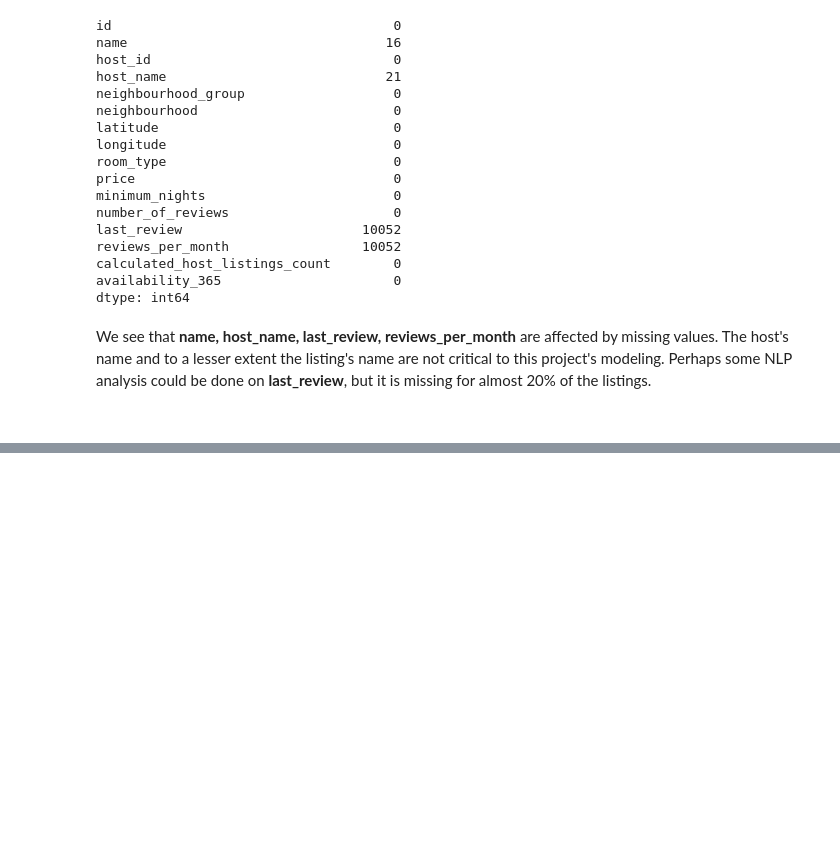
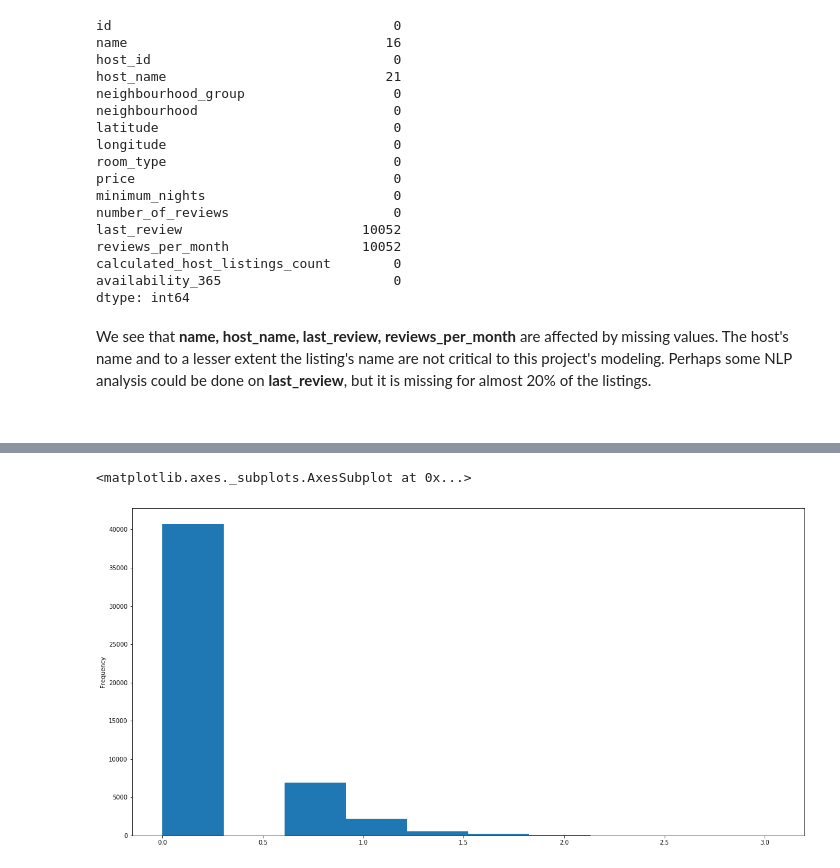
Before and after one commit to bruceplai/ml-capstone, a Jupyter notebook: airbnb.ipynb, the cells around one changed output, grey strips where cells are left out. Cells and saved outputs as stored; diff of their text form; code cells hidden in the pictures; blank space fills up the shorter version.

```diff
--- a/airbnb.ipynb
+++ b/airbnb.ipynb
@@ -116,0 +345,21 @@ dtype: int64
+# %%
+lat_diff = 0.002
+long_diff = 0.002
+def avg_of_neighbors(row, col_name, col_index):
+    item = row[col_index]
+    room_type = row[5]
+    lat = row[3]
+    long = row[4]
+    if room_type == 'Entire home/apt' and (item == 0 or math.isnan(item)):
+        item = listings_clean[col_name].loc[(listings_clean.latitude > lat - lat_diff) \
+            & (listings_clean.latitude < lat + lat_diff) \
+            & (listings_clean.longitude > long - long_diff) \
+            & (listings_clean.longitude < long + long_diff)].groupby(by=listings_clean.neighbourhood).mean().round()[0]
+        if item == 0:
+            item = 1
+        row[col_index] = item
+    return row
+
+listings_clean = listings_clean.apply(avg_of_neighbors, col_name='bathrooms', col_index=7, axis=1)
+listings_clean = listings_clean.apply(avg_of_neighbors, col_name='bedrooms', col_index=8, axis=1)
+listings_clean = listings_clean.apply(avg_of_neighbors, col_name='beds', col_index=9, axis=1)
@@ -116,0 +369,10 @@ dtype: int64
+# %%
+# https://kanoki.org/2019/07/17/pandas-how-to-replace-values-based-on-conditions/
+
+pd.isna(listings_clean.bedrooms).sum()
+listings_clean['bedrooms'] = listings_clean.bedrooms.fillna(value=1)
+listings_clean['bathrooms'] = listings_clean.bathrooms.fillna(value=1)
+listings_clean['beds'] = listings_clean.beds.fillna(value=1)
+listings_clean.loc[listings_clean.bedrooms == 0, 'bedrooms'] = 1
+listings_clean.loc[listings_clean.bathrooms == 0, 'bathrooms'] = 1
+listings_clean.loc[listings_clean.beds == 0, 'beds'] = 1
@@ -116,0 +401,5 @@ dtype: int64
+# %%
+np.log(listings_clean.bedrooms).plot(kind='hist', figsize=(20, 10))
+# %% [output]
+<matplotlib.axes._subplots.AxesSubplot at 0x...>
+[figure, added]
```
Also changed, not shown: parts of 71 cells of this notebook, 2 other files.
